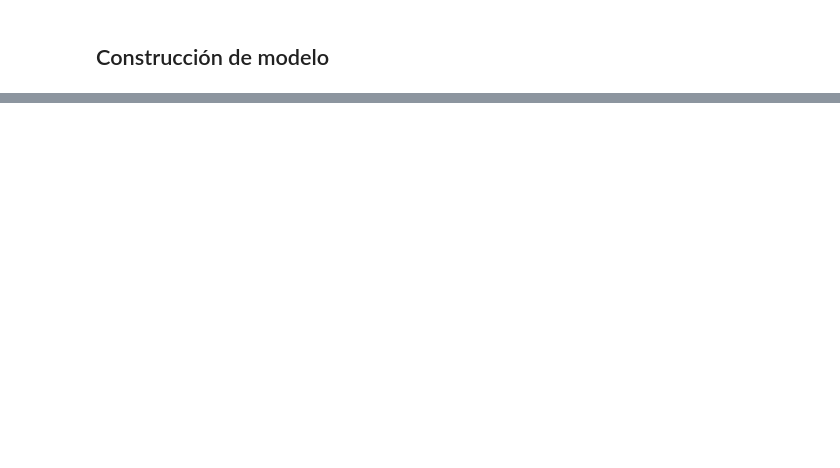
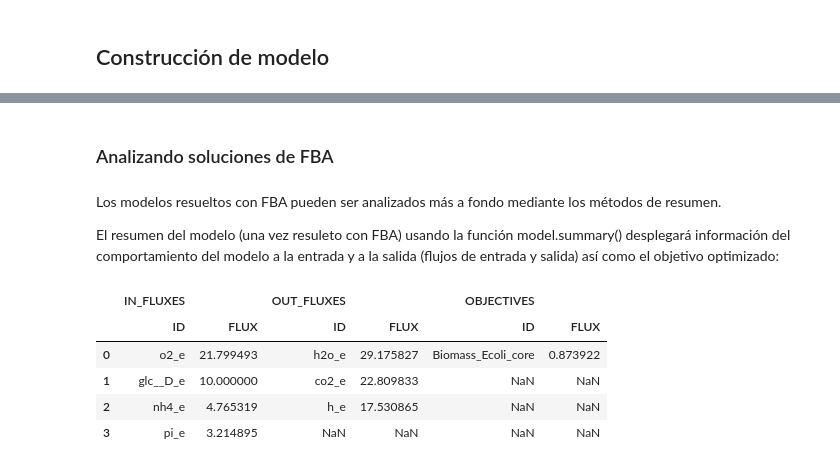
Before and after one commit to martillodesocorro/Manual-COBRApy-, a Jupyter notebook: Manual COBRApy.ipynb, the cells around one changed output, grey strips where cells are left out. Cells and saved outputs as stored; diff of their text form; code cells hidden in the pictures; blank space fills up the shorter version.

```diff
--- a/Manual COBRApy.ipynb
+++ b/Manual COBRApy.ipynb
@@ -118,0 +716,15 @@ model
+# %% [markdown]
+### Analizando soluciones de FBA
+# %% [markdown]
+Los modelos resueltos con FBA pueden ser analizados más a fondo mediante los métodos de resumen.
+
+El resumen del modelo (una vez resuleto con FBA) usando la función model.summary() desplegará información del comportamiento del modelo a la entrada y a la salida (flujos de entrada y salida) así como el objetivo optimizado:
+# %%
+model.summary()
+# %% [output]
+|  | IN_FLUXES |  | OUT_FLUXES |  | OBJECTIVES |  |
+|  | ID | FLUX | ID | FLUX | ID | FLUX |
+| 0 | o2_e | 21.799493 | h2o_e | 29.175827 | Biomass_Ecoli_core | 0.873922 |
+| 1 | glc__D_e | 10.000000 | co2_e | 22.809833 | NaN | NaN |
+| 2 | nh4_e | 4.765319 | h_e | 17.530865 | NaN | NaN |
+| 3 | pi_e | 3.214895 | NaN | NaN | NaN | NaN |
```
Also changed, not shown: parts of 130 cells of this notebook.
